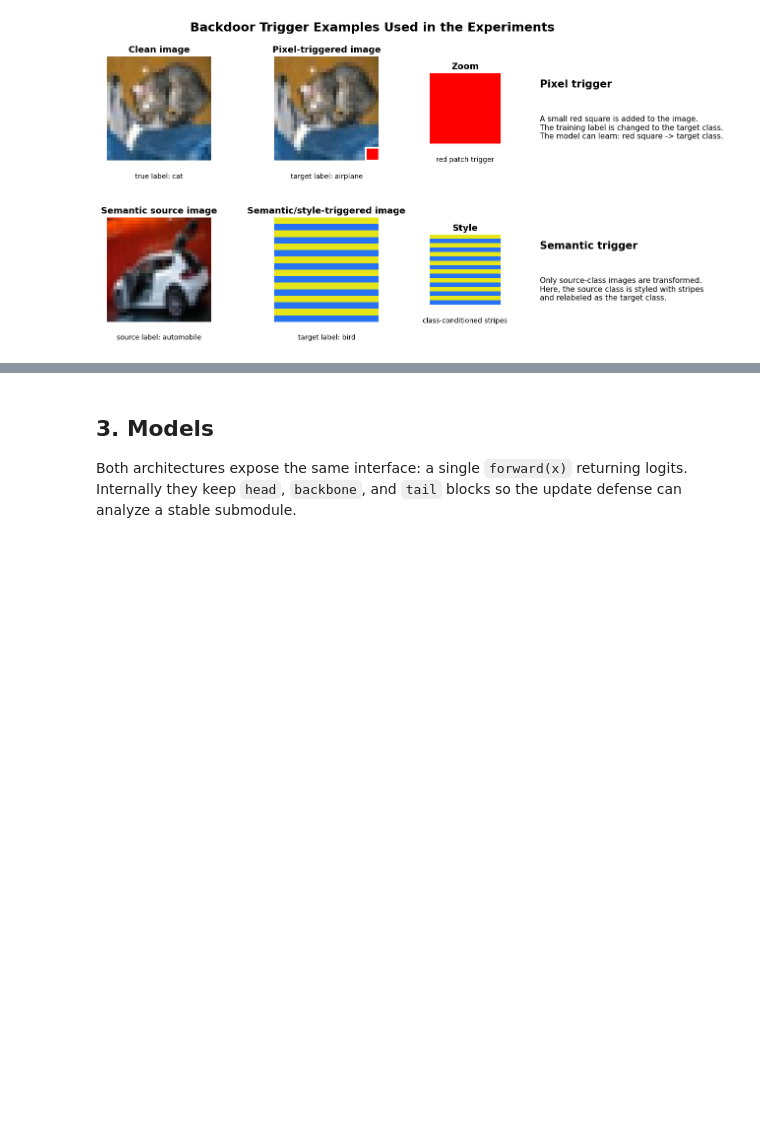
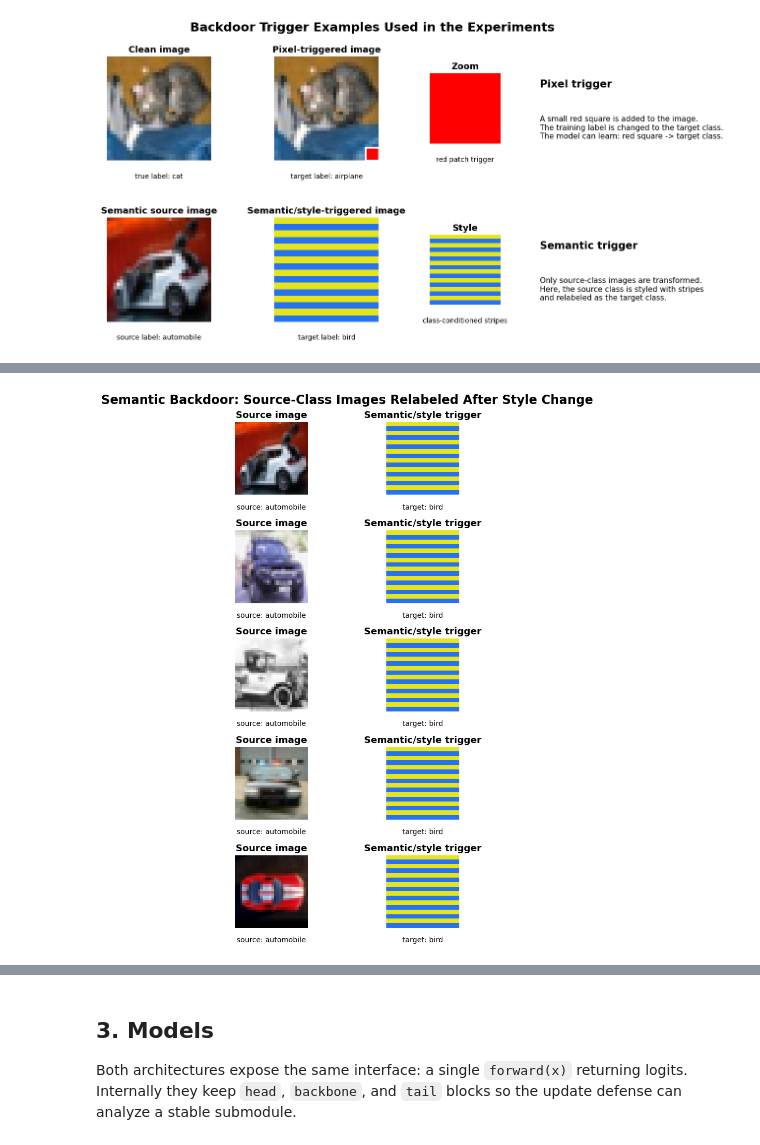
Before and after one commit to MateoLopez00/DL-Backdoor-Attacks-and-Robustness-in-Training, a Jupyter notebook: Backdoor_Robustness_CIFAR10.ipynb, the cells around one changed output, grey strips where cells are left out. Saved outputs shown, nothing was run; the diff lists cells and outputs as text; code cells hidden in the pictures; blank space fills up the shorter version.

```diff
--- a/Backdoor_Robustness_CIFAR10.ipynb
+++ b/Backdoor_Robustness_CIFAR10.ipynb
@@ -191,0 +238,32 @@ plt.show()
+# %%
+# Semantic trigger gallery: several source-class examples before and after the style trigger.
+source_indices = [
+    idx for idx, label in enumerate(test_dataset.targets)
+    if label == cfg.SEMANTIC_SOURCE_LABEL
+][:5]
+
+fig, axes = plt.subplots(len(source_indices), 2, figsize=(7, 2.2 * len(source_indices)))
+
+for row, idx in enumerate(source_indices):
+    clean_image, clean_label = test_dataset[idx]
+    triggered_image, target_label = semantic_attack.poison_sample(clean_image, clean_label)
+
+    show_image(
+        axes[row, 0],
+        clean_image,
+        "Source image",
+        f"source: {CIFAR10_CLASSES[clean_label]}",
+    )
+    show_image(
+        axes[row, 1],
+        triggered_image,
+        "Semantic/style trigger",
+        f"target: {CIFAR10_CLASSES[target_label]}",
+    )
+
+fig.suptitle("Semantic Backdoor: Source-Class Images Relabeled After Style Change", fontsize=17, fontweight="bold")
+plt.tight_layout()
+plt.savefig(ASSET_DIR / "semantic-trigger-gallery.png", dpi=220, bbox_inches="tight")
+plt.show()
+# %% [output]
+[figure, added]
```
Also changed, not shown: parts of 4 cells of this notebook, 5 other files.
